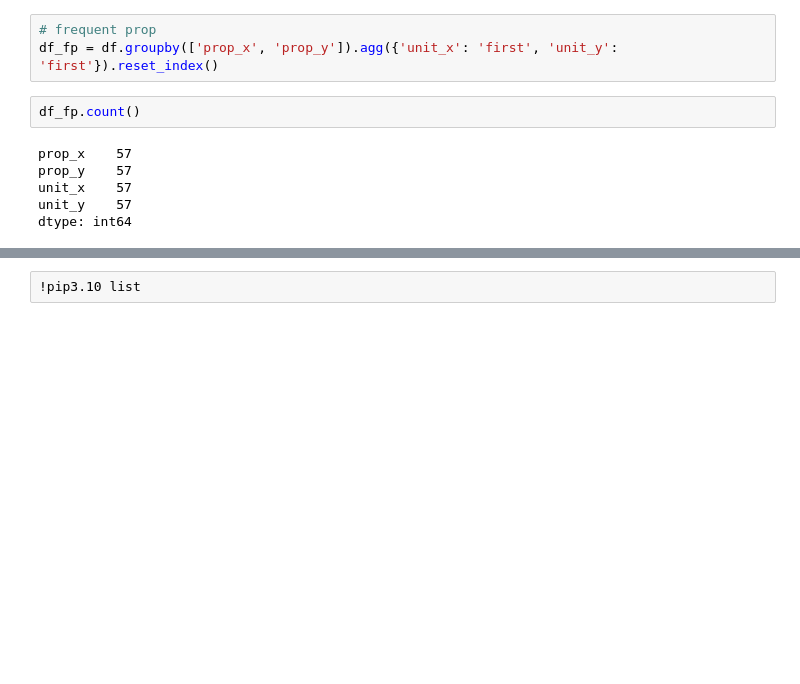
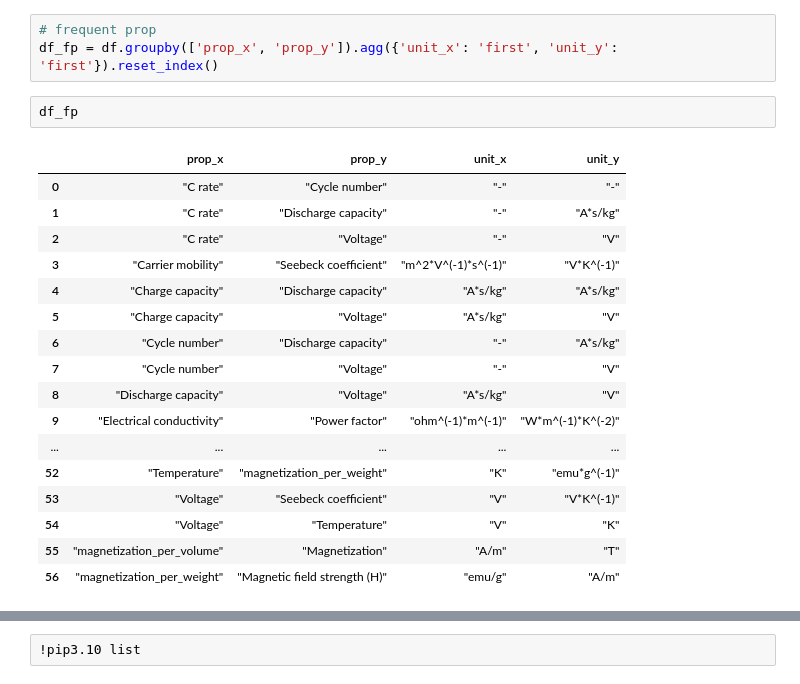
Before and after one commit to starrydata/starrydata-data-builder, a Jupyter notebook: notebook/all_curves.ipynb, the cells around one changed output, grey strips where cells are left out. Saved outputs shown, nothing was run; the diff lists cells and outputs as text; blank space fills up the shorter version.

```diff
--- a/notebook/all_curves.ipynb
+++ b/notebook/all_curves.ipynb
@@ -146,13 +156,25 @@ Index(['SID', 'DOI', 'composition', 'sample_id', 'figure_id', 'prop_x',
 # frequent prop
 df_fp = df.groupby(['prop_x', 'prop_y']).agg({'unit_x': 'first', 'unit_y': 'first'}).reset_index()
 # %%
-df_fp.count()
+df_fp
 # %% [output]
-prop_x    57
-prop_y    57
-unit_x    57
-unit_y    57
-dtype: int64
+|  | prop_x | prop_y | unit_x | unit_y |
+| 0 | "C rate" | "Cycle number" | "-" | "-" |
+| 1 | "C rate" | "Discharge capacity" | "-" | "A*s/kg" |
+| 2 | "C rate" | "Voltage" | "-" | "V" |
+| 3 | "Carrier mobility" | "Seebeck coefficient" | "m^2*V^(-1)*s^(-1)" | "V*K^(-1)" |
+| 4 | "Charge capacity" | "Discharge capacity" | "A*s/kg" | "A*s/kg" |
+| 5 | "Charge capacity" | "Voltage" | "A*s/kg" | "V" |
+| 6 | "Cycle number" | "Discharge capacity" | "-" | "A*s/kg" |
+| 7 | "Cycle number" | "Voltage" | "-" | "V" |
+| 8 | "Discharge capacity" | "Voltage" | "A*s/kg" | "V" |
+| 9 | "Electrical conductivity" | "Power factor" | "ohm^(-1)*m^(-1)" | "W*m^(-1)*K^(-2)" |
+| ... | ... | ... | ... | ... |
+| 52 | "Temperature" | "magnetization_per_weight" | "K" | "emu*g^(-1)" |
+| 53 | "Voltage" | "Seebeck coefficient" | "V" | "V*K^(-1)" |
+| 54 | "Voltage" | "Temperature" | "V" | "K" |
+| 55 | "magnetization_per_volume" | "Magnetization" | "A/m" | "T" |
+| 56 | "magnetization_per_weight" | "Magnetic field strength (H)" | "emu/g" | "A/m" |
 # %%
 from bokeh.plotting import figure, output_file, save, show
 from bokeh.layouts import column
```
Also changed, not shown: parts of 13 cells of this notebook, 4 other files.
